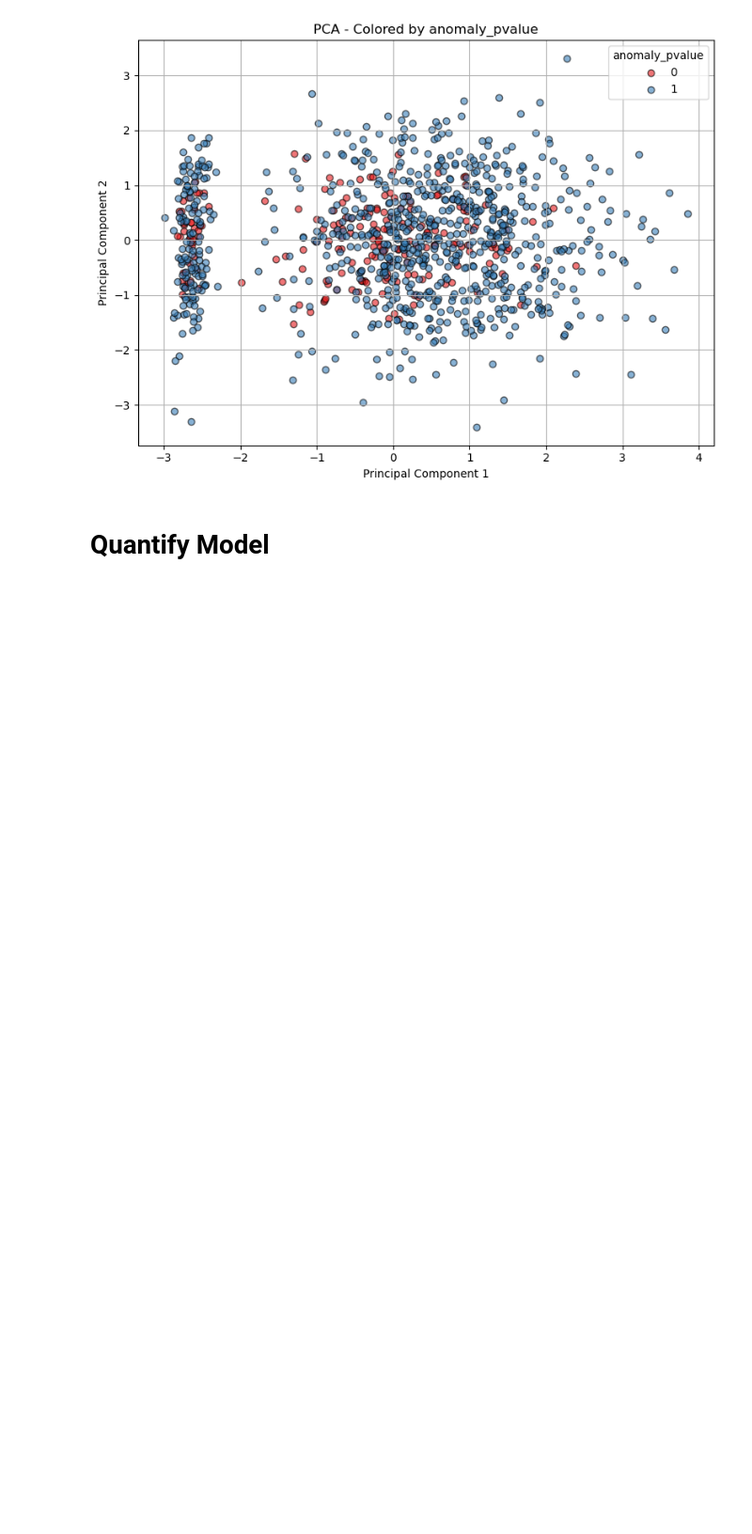
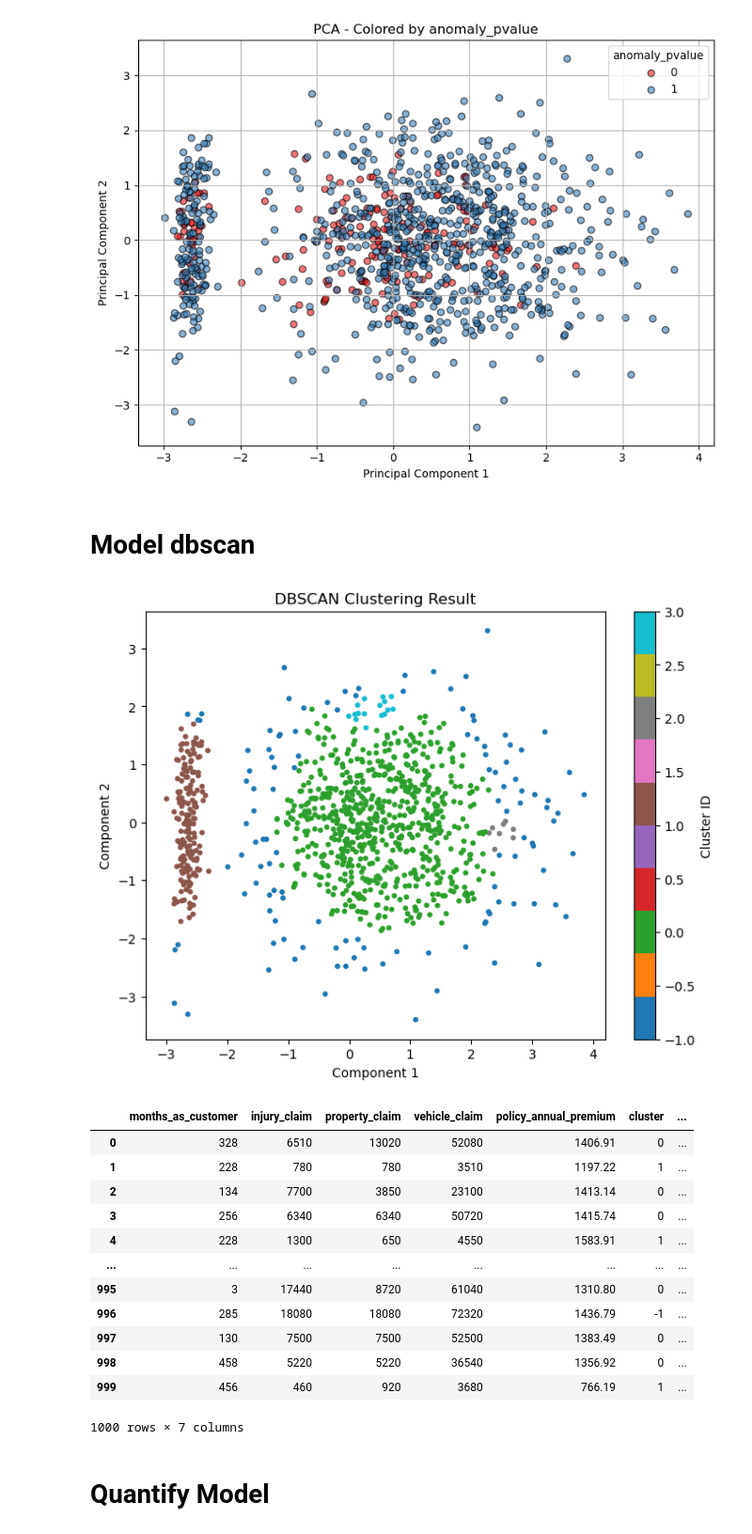
Before and after one commit to inkkuli/fraud_Insurance, a Jupyter notebook: fraud.ipynb, the cells around one changed output. Shown at 94% size. Cells and saved outputs as stored; diff of their text form; code cells hidden in the pictures; blank space fills up the shorter version.

```diff
--- a/fraud.ipynb
+++ b/fraud.ipynb
@@ -979,3 +1032,5 @@ plot_pca_anomaly(result_df,anomaly_col='anomaly')
 plot_pca_anomaly(result_df,anomaly_col='anomaly_pvalue')
 # %% [output]
 [figure]
+# %% [markdown]
+# Model dbscan
@@ -982,3 +1091,22 @@ plot_pca_anomaly(result_df,anomaly_col='anomaly_pvalue')
+# %%
+
+df_result_dbscan = dbscan_anomaly(df_cleaned, eps=0.3, min_samples=10, use_pca=True)
+df_result_dbscan
+# %% [output]
+[figure, added]
+|  | months_as_customer | injury_claim | property_claim | vehicle_claim | policy_annual_premium | cluster | ... |
+| 0 | 328 | 6510 | 13020 | 52080 | 1406.91 | 0 | ... |
+| 1 | 228 | 780 | 780 | 3510 | 1197.22 | 1 | ... |
+| 2 | 134 | 7700 | 3850 | 23100 | 1413.14 | 0 | ... |
+| 3 | 256 | 6340 | 6340 | 50720 | 1415.74 | 0 | ... |
+| 4 | 228 | 1300 | 650 | 4550 | 1583.91 | 1 | ... |
+| ... | ... | ... | ... | ... | ... | ... | ... |
+| 995 | 3 | 17440 | 8720 | 61040 | 1310.80 | 0 | ... |
+| 996 | 285 | 18080 | 18080 | 72320 | 1436.79 | -1 | ... |
+| 997 | 130 | 7500 | 7500 | 52500 | 1383.49 | 0 | ... |
+| 998 | 458 | 5220 | 5220 | 36540 | 1356.92 | 0 | ... |
+| 999 | 456 | 460 | 920 | 3680 | 766.19 | 1 | ... |
+1000 rows × 7 columns
 # %% [markdown]
 # Quantify Model
 # %% [markdown]
```
Also changed, not shown: parts of 23 cells of this notebook.
